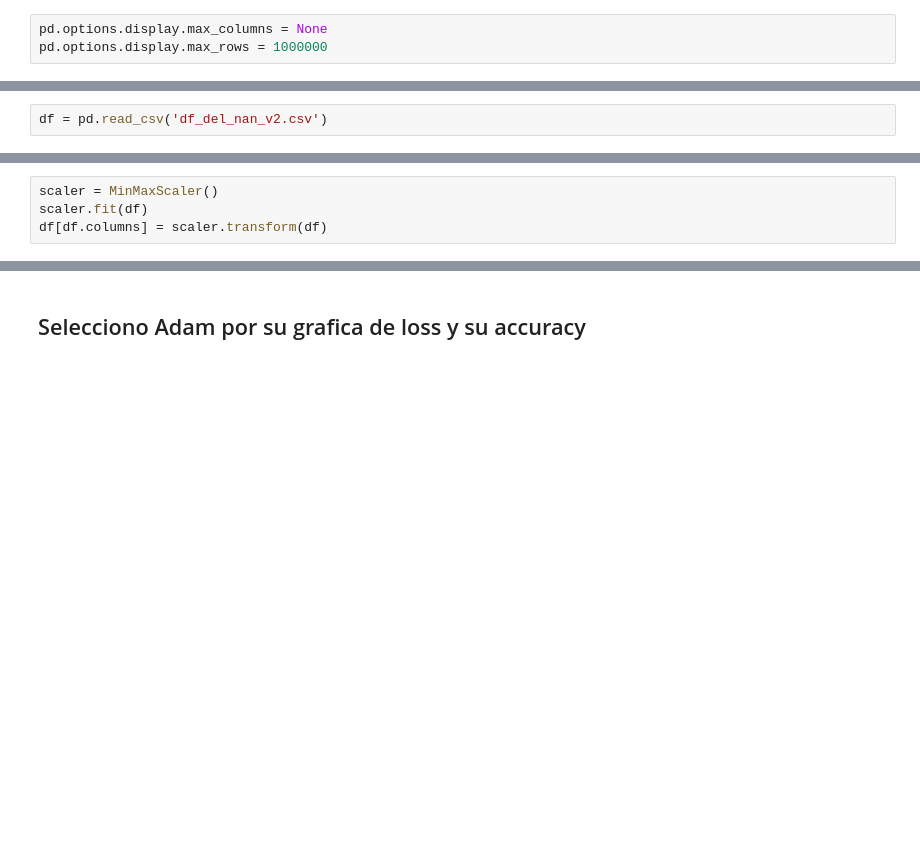
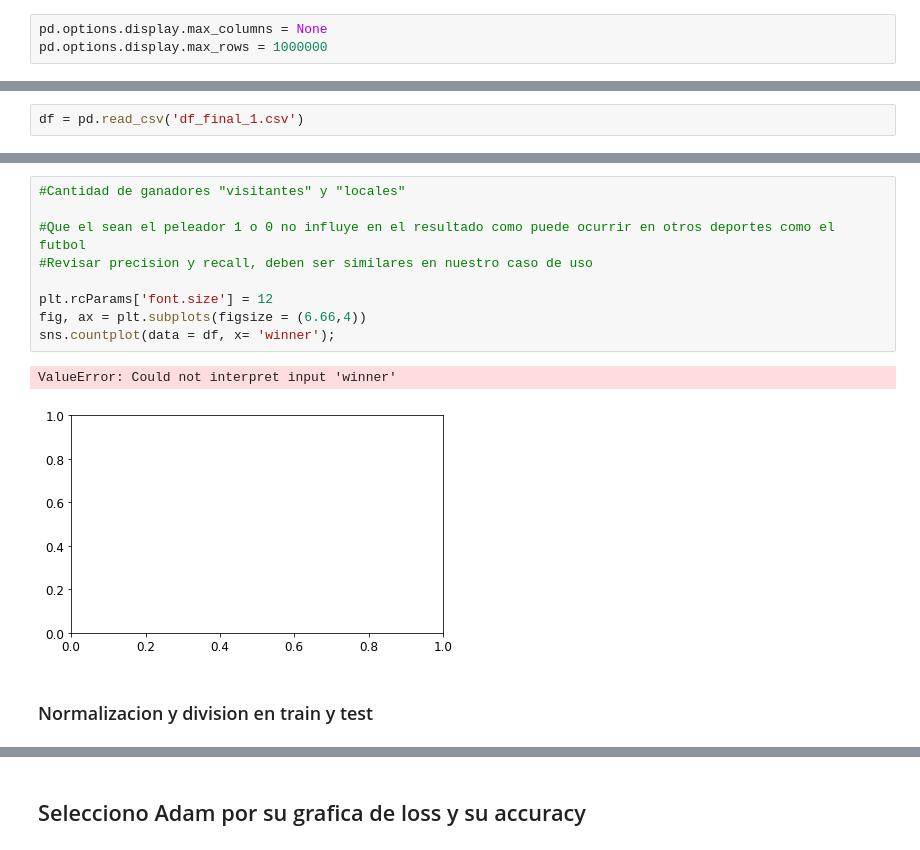
Before and after one commit to PacoRodriguezLozano/MoneyFighter, a Jupyter notebook: red neuronal.ipynb, the cells around one changed output, grey strips where cells are left out. Cells and saved outputs as stored; diff of their text form; blank space fills up the shorter version.

```diff
--- a/red neuronal.ipynb
+++ b/red neuronal.ipynb
@@ -36,2 +89,2 @@ pd.options.display.max_rows = 1000000
 # %%
-df = pd.read_csv('df_del_nan_v2.csv')
+df = pd.read_csv('df_final_1.csv')
@@ -51,4 +90,0 @@ df.shape
-# %%
-scaler = MinMaxScaler()
-scaler.fit(df)
-df[df.columns] = scaler.transform(df)
@@ -70,0 +100,14 @@ X_train, X_test, y_train, y_test = train_test_split(df.iloc[:, 1:],
+# %%
+#Cantidad de ganadores "visitantes" y "locales"
+
+#Que el sean el peleador 1 o 0 no influye en el resultado como puede ocurrir en otros deportes como el futbol
+#Revisar precision y recall, deben ser similares en nuestro caso de uso
+
+plt.rcParams['font.size'] = 12
+fig, ax = plt.subplots(figsize = (6.66,4))
+sns.countplot(data = df, x= 'winner');
+# %% [output]
+ValueError: Could not interpret input 'winner'
+[figure, added]
+# %% [markdown]
+### Normalizacion y division en train y test
```
Also changed, not shown: parts of 68 cells of this notebook, 4 other files.
